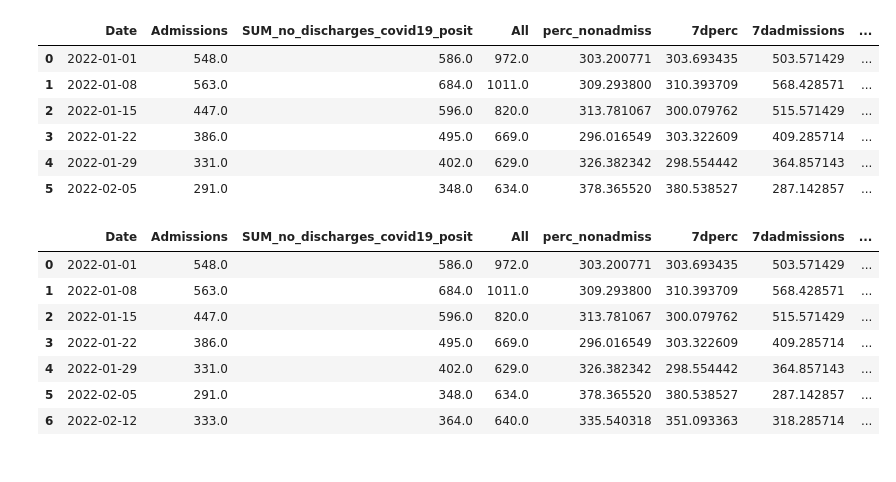
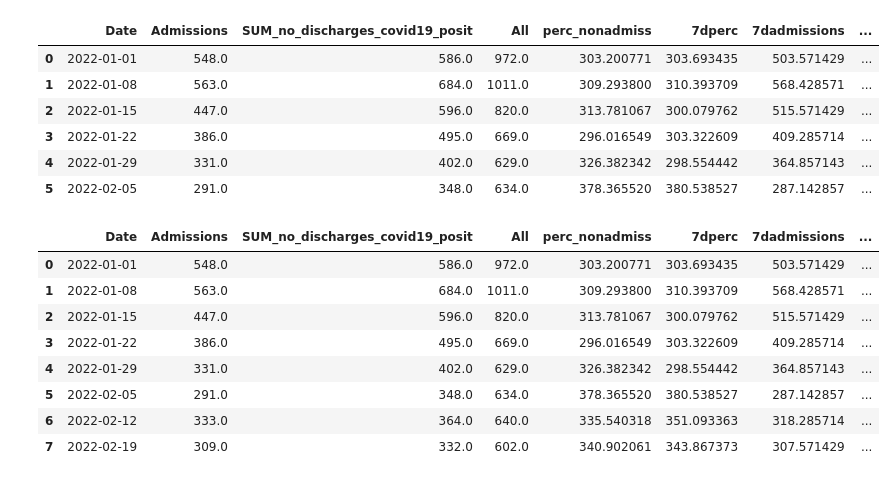
Before and after one commit to derekocallaghan/covid19data, a Jupyter notebook: notebooks/Daily Reported Cases.ipynb, the cells around one changed output. Cells and saved outputs as stored; diff of their text form; code cells hidden in the pictures.

```diff
--- a/notebooks/Daily Reported Cases.ipynb
+++ b/notebooks/Daily Reported Cases.ipynb
@@ -293,18 +293,19 @@ whdf
 | 4 | 2022-01-29 | 331.0 | 402.0 | 629.0 | 326.382342 | 298.554442 | 364.857143 | ... |
 | 5 | 2022-02-05 | 291.0 | 348.0 | 634.0 | 378.365520 | 380.538527 | 287.142857 | ... |
 # %%
-whdf = hdf[(hdf.Date>='2022-01-01') & (hdf.Date<'2022-02-19')].resample('7D', on='Date').sum().reset_index()
+whdf = hdf[(hdf.Date>='2022-01-01') & (hdf.Date<'2022-02-26')].resample('7D', on='Date').sum().reset_index()
 d = timedelta(days=6)
 whdf['strdate'] = whdf.Date.apply(lambda x: (x+d).strftime('%Y-%m-%d'))
 whdf['Week'] = whdf.index+1
 whdf
 # %% [output]
 |  | Date | Admissions | SUM_no_discharges_covid19_posit | All | perc_nonadmiss | 7dperc | 7dadmissions | ... |
 | 0 | 2022-01-01 | 548.0 | 586.0 | 972.0 | 303.200771 | 303.693435 | 503.571429 | ... |
 | 1 | 2022-01-08 | 563.0 | 684.0 | 1011.0 | 309.293800 | 310.393709 | 568.428571 | ... |
 | 2 | 2022-01-15 | 447.0 | 596.0 | 820.0 | 313.781067 | 300.079762 | 515.571429 | ... |
 | 3 | 2022-01-22 | 386.0 | 495.0 | 669.0 | 296.016549 | 303.322609 | 409.285714 | ... |
 | 4 | 2022-01-29 | 331.0 | 402.0 | 629.0 | 326.382342 | 298.554442 | 364.857143 | ... |
 | 5 | 2022-02-05 | 291.0 | 348.0 | 634.0 | 378.365520 | 380.538527 | 287.142857 | ... |
 | 6 | 2022-02-12 | 333.0 | 364.0 | 640.0 | 335.540318 | 351.093363 | 318.285714 | ... |
+| 7 | 2022-02-19 | 309.0 | 332.0 | 602.0 | 340.902061 | 343.867373 | 307.571429 | ... |
 # %%
```
Also changed, not shown: parts of 21 cells of this notebook, 4 other files.
